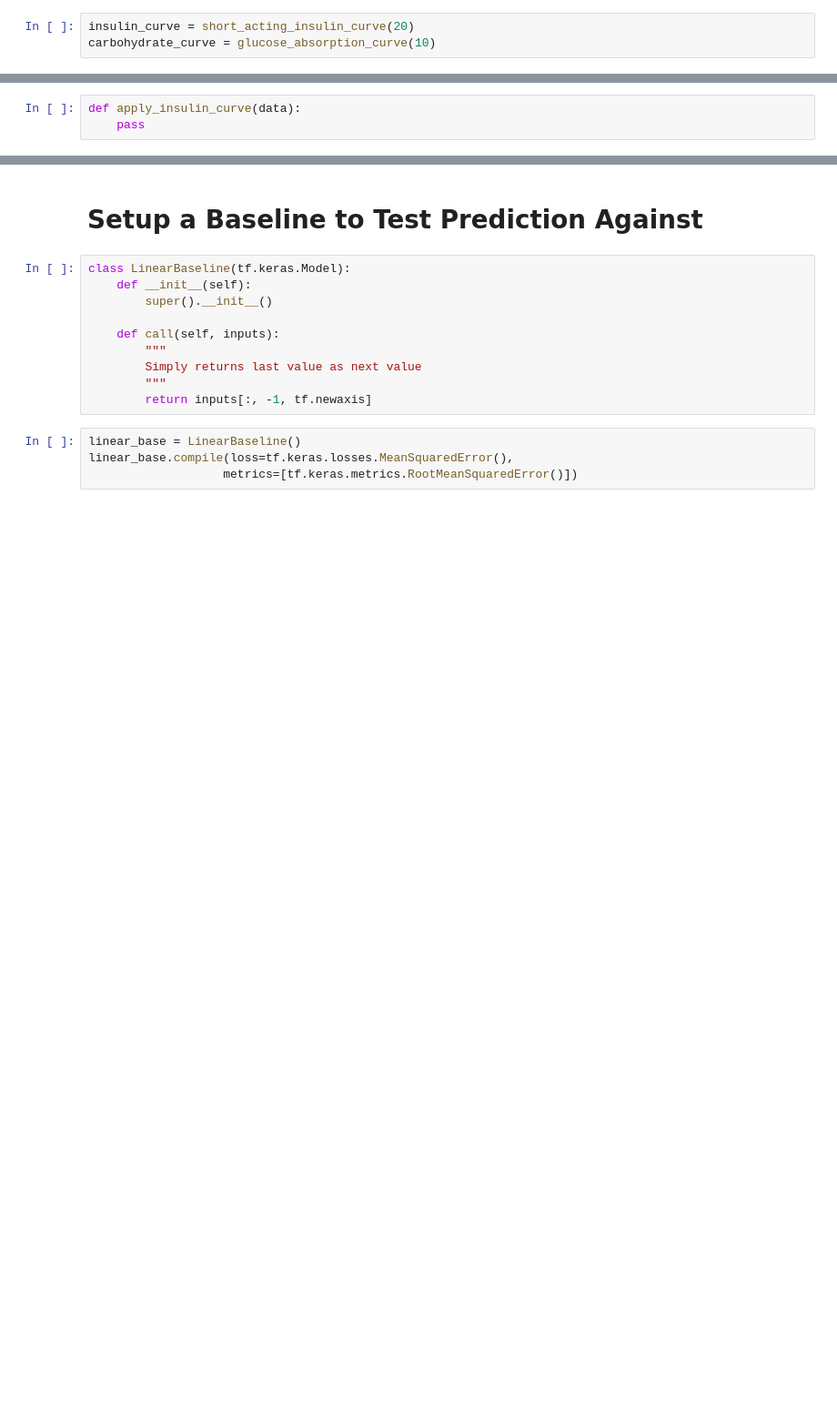
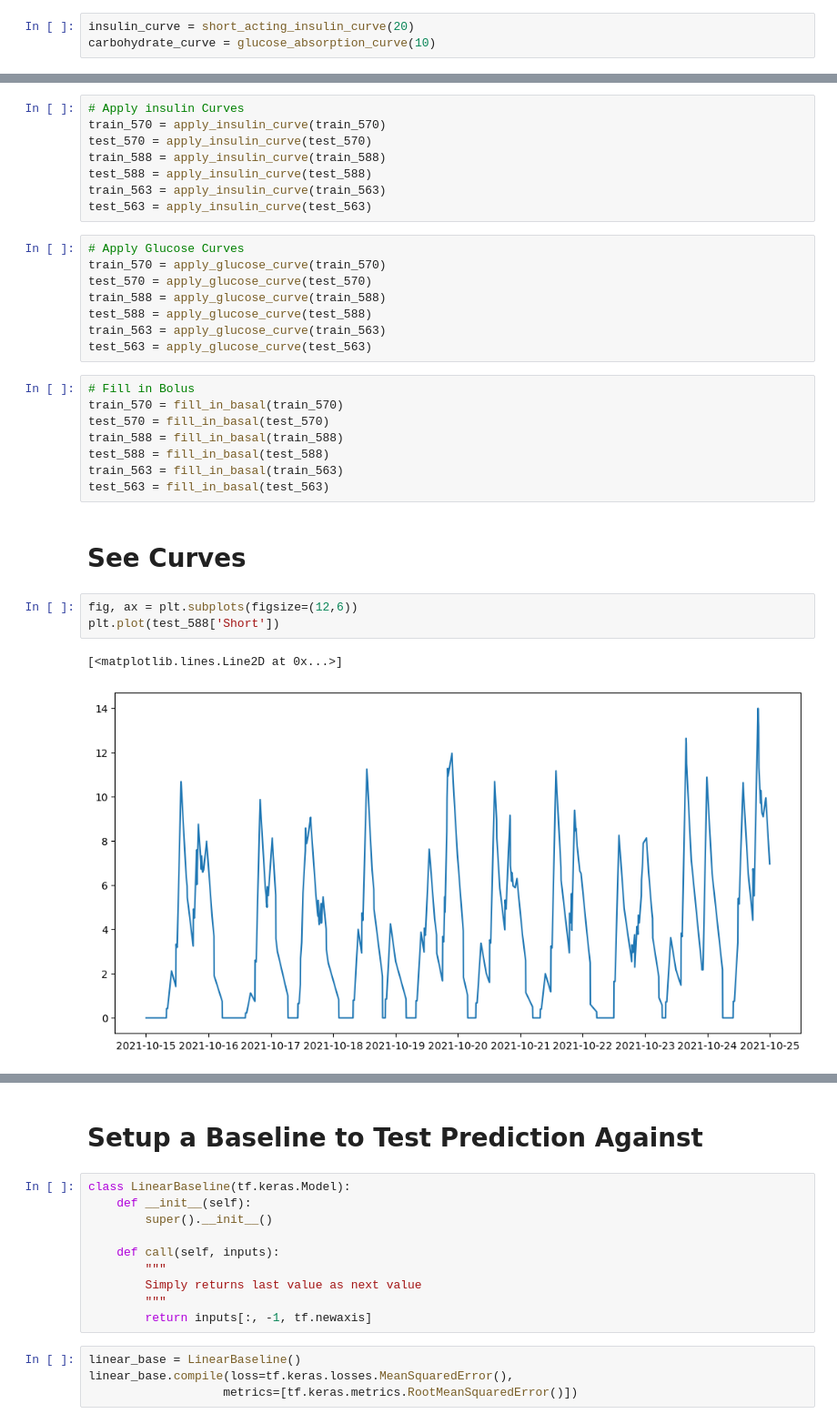
Before and after one commit to Zumbergz/BGLPredictor, a Jupyter notebook: code/DataCleaning.ipynb, the cells around one changed output, grey strips where cells are left out. Shown at 91% size. Drawn from its saved outputs; the diff is of its cells as text; blank space fills up the shorter version.

```diff
--- a/code/DataCleaning.ipynb
+++ b/code/DataCleaning.ipynb
@@ -124,3 +127,0 @@ def apply_glucose_curve(data):
-# %%
-def apply_insulin_curve(data):
-    pass
@@ -249,0 +190,32 @@ class PredictionRangeGenerator():
+# %%
+# Apply insulin Curves
+train_570 = apply_insulin_curve(train_570)
+test_570 = apply_insulin_curve(test_570)
+train_588 = apply_insulin_curve(train_588)
+test_588 = apply_insulin_curve(test_588)
+train_563 = apply_insulin_curve(train_563)
+test_563 = apply_insulin_curve(test_563)
+# %%
+# Apply Glucose Curves
+train_570 = apply_glucose_curve(train_570)
+test_570 = apply_glucose_curve(test_570)
+train_588 = apply_glucose_curve(train_588)
+test_588 = apply_glucose_curve(test_588)
+train_563 = apply_glucose_curve(train_563)
+test_563 = apply_glucose_curve(test_563)
+# %%
+# Fill in Bolus
+train_570 = fill_in_basal(train_570)
+test_570 = fill_in_basal(test_570)
+train_588 = fill_in_basal(train_588)
+test_588 = fill_in_basal(test_588)
+train_563 = fill_in_basal(train_563)
+test_563 = fill_in_basal(test_563)
+# %% [markdown]
+# See Curves
+# %%
+fig, ax = plt.subplots(figsize=(12,6))
+plt.plot(test_588['Short'])
+# %% [output]
+[<matplotlib.lines.Line2D at 0x...>]
+[figure, added]
```
Also changed, not shown: parts of 20 cells of this notebook, 4 other files.
